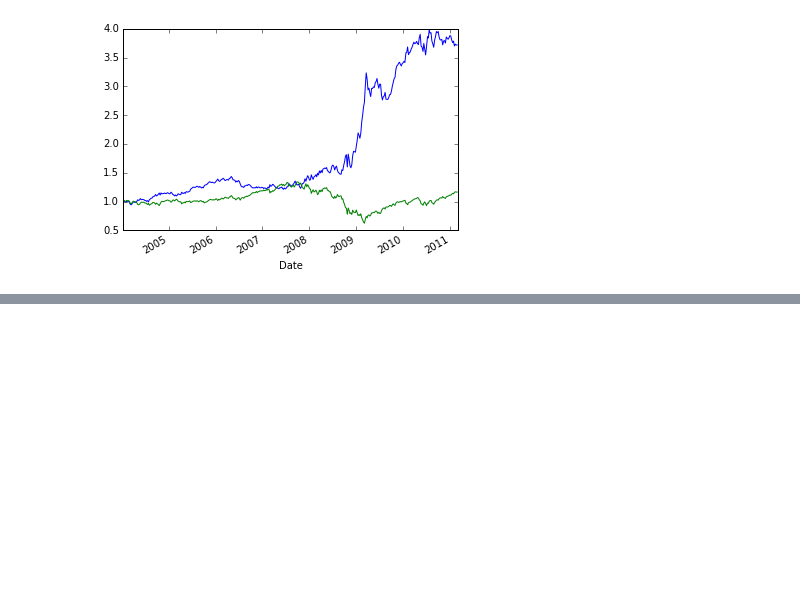
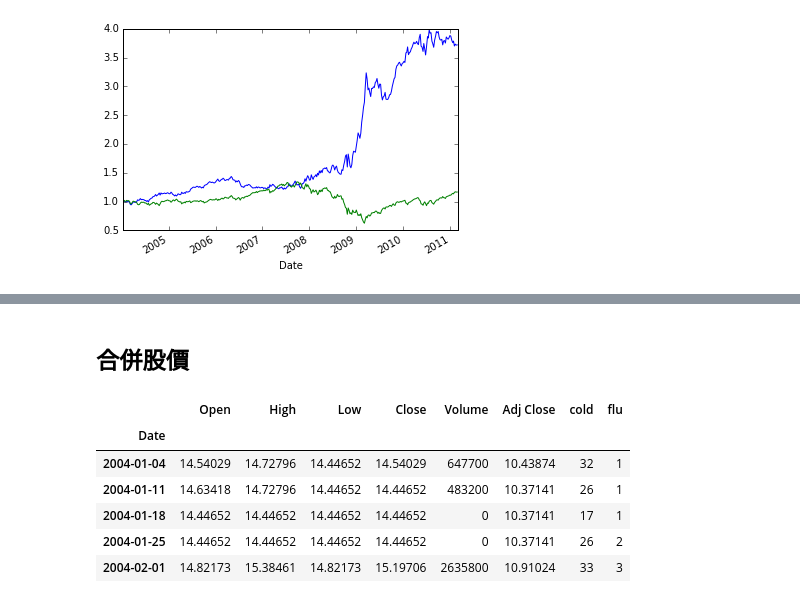
Before and after one commit to ywchiu/pyfintech, a Jupyter notebook: 20160806Demo.ipynb, the cells around one changed output, grey strips where cells are left out. Drawn from its saved outputs; the diff is of its cells as text; code cells hidden in the pictures; blank space fills up the shorter version.

```diff
--- a/20160806Demo.ipynb
+++ b/20160806Demo.ipynb
@@ -249,0 +312,4 @@ Name: val, dtype: float64
+# %%
+import pandas as pd
+flu = pd.read_csv('flu.csv', index_col='Date', parse_dates=True)
+flu.head()
@@ -249,0 +383,13 @@ Name: val, dtype: float64
+# %% [markdown]
+## 合併股價
+# %%
+results = tw9919.merge(flu, left_index=True, right_index=True, how='inner')
+results.head()
+# %% [output]
+|  | Open | High | Low | Close | Volume | Adj Close | cold | flu |
+| Date |  |  |  |  |  |  |  |  |
+| 2004-01-04 | 14.54029 | 14.72796 | 14.44652 | 14.54029 | 647700 | 10.43874 | 32 | 1 |
+| 2004-01-11 | 14.63418 | 14.72796 | 14.44652 | 14.44652 | 483200 | 10.37141 | 26 | 1 |
+| 2004-01-18 | 14.44652 | 14.44652 | 14.44652 | 14.44652 | 0 | 10.37141 | 17 | 1 |
+| 2004-01-25 | 14.44652 | 14.44652 | 14.44652 | 14.44652 | 0 | 10.37141 | 26 | 2 |
+| 2004-02-01 | 14.82173 | 15.38461 | 14.82173 | 15.19706 | 2635800 | 10.91024 | 33 | 3 |
```
Also changed, not shown: parts of 18 cells of this notebook.
